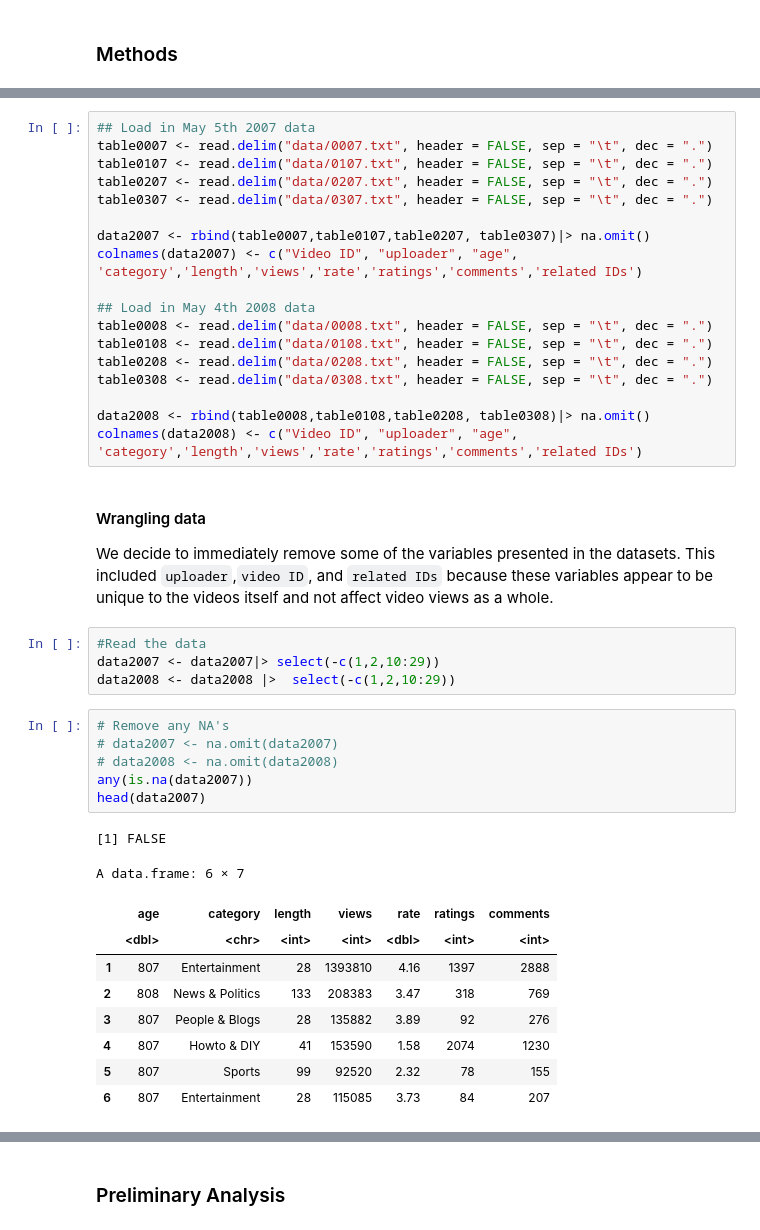
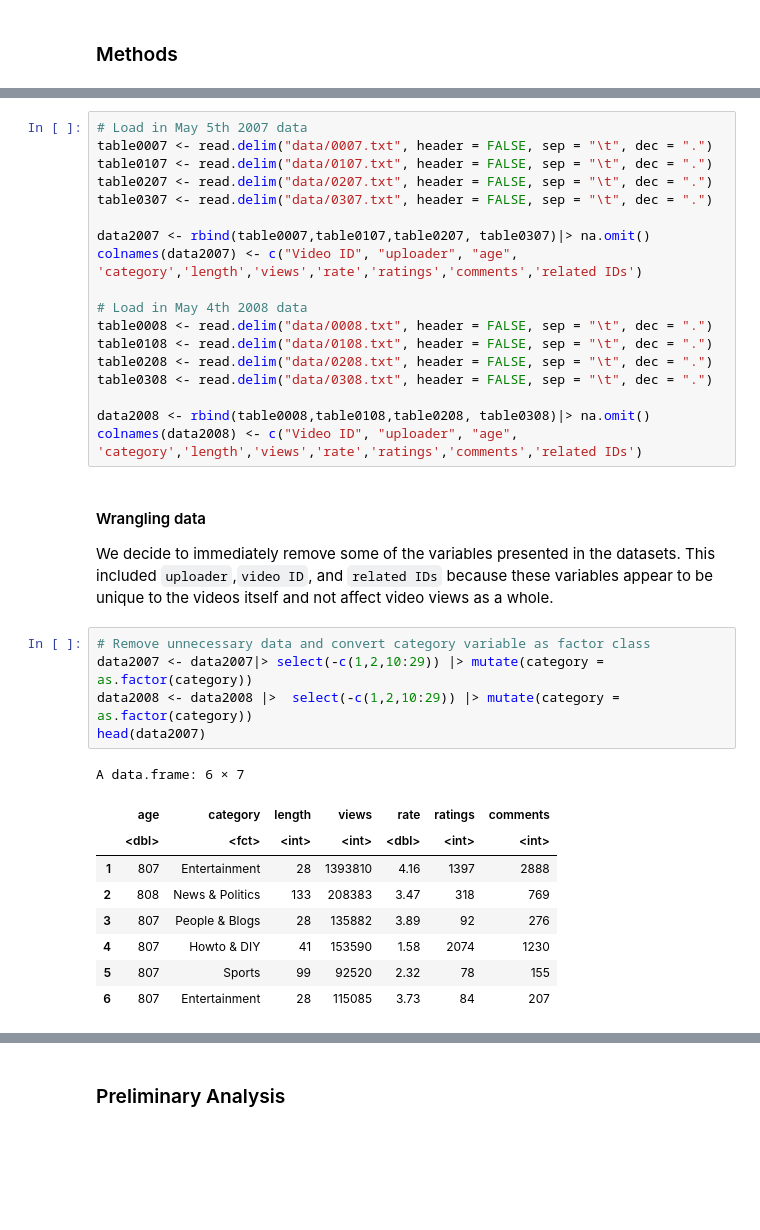
Before and after one commit to DSCI-310-2023/dsci-310-group-13, a Jupyter notebook: analysis.ipynb, the cells around one changed output, grey strips where cells are left out. Cells and saved outputs as stored; diff of their text form; blank space fills up the shorter version.

```diff
--- a/analysis.ipynb
+++ b/analysis.ipynb
@@ -18,5 +44,5 @@ library(car)
 # %%
-## Load in May 5th 2007 data
+# Load in May 5th 2007 data
 table0007 <- read.delim("data/0007.txt", header = FALSE, sep = "\t", dec = ".")
 table0107 <- read.delim("data/0107.txt", header = FALSE, sep = "\t", dec = ".")
 table0207 <- read.delim("data/0207.txt", header = FALSE, sep = "\t", dec = ".")
@@ -25,7 +51,7 @@ table0307 <- read.delim("data/0307.txt", header = FALSE, sep = "\t", dec = ".")
 data2007 <- rbind(table0007,table0107,table0207, table0307)|> na.omit()
 colnames(data2007) <- c("Video ID", "uploader", "age", 'category','length','views','rate','ratings','comments','related IDs')
 
-## Load in May 4th 2008 data
+# Load in May 4th 2008 data
 table0008 <- read.delim("data/0008.txt", header = FALSE, sep = "\t", dec = ".")
 table0108 <- read.delim("data/0108.txt", header = FALSE, sep = "\t", dec = ".")
 table0208 <- read.delim("data/0208.txt", header = FALSE, sep = "\t", dec = ".")
@@ -37,23 +63,17 @@ colnames(data2008) <- c("Video ID", "uploader", "age", 'category','length','view
 #### Wrangling data
 We decide to immediately remove some of the variables presented in the datasets. This included `uploader`,`video ID`, and `related IDs` because these variables appear to be unique to the videos itself and not affect video views as a whole.
 # %%
-#Read the data
-data2007 <- data2007|> select(-c(1,2,10:29))
-data2008 <- data2008 |>  select(-c(1,2,10:29))
+# Remove unnecessary data and convert category variable as factor class
+data2007 <- data2007|> select(-c(1,2,10:29)) |> mutate(category = as.factor(category))
+data2008 <- data2008 |>  select(-c(1,2,10:29)) |> mutate(category = as.factor(category))
+head(data2007)
+# %% [output]
+A data.frame: 6 × 7
+|  | age | category | length | views | rate | ratings | comments |
+|  | <dbl> | <fct> | <int> | <int> | <dbl> | <int> | <int> |
+| 1 | 807 | Entertainment | 28 | 1393810 | 4.16 | 1397 | 2888 |
+| 2 | 808 | News & Politics | 133 | 208383 | 3.47 | 318 | 769 |
+| 3 | 807 | People & Blogs | 28 | 135882 | 3.89 | 92 | 276 |
+| 4 | 807 | Howto & DIY | 41 | 153590 | 1.58 | 2074 | 1230 |
+| 5 | 807 | Sports | 99 | 92520 | 2.32 | 78 | 155 |
+| 6 | 807 | Entertainment | 28 | 115085 | 3.73 | 84 | 207 |
-# %%
-# Remove any NA's
-# data2007 <- na.omit(data2007)
-# data2008 <- na.omit(data2008)
-any(is.na(data2007))
-head(data2007)
-# %% [output]
-[1] FALSE
-A data.frame: 6 × 7
-|  | age | category | length | views | rate | ratings | comments |
-|  | <dbl> | <chr> | <int> | <int> | <dbl> | <int> | <int> |
-| 1 | 807 | Entertainment | 28 | 1393810 | 4.16 | 1397 | 2888 |
-| 2 | 808 | News & Politics | 133 | 208383 | 3.47 | 318 | 769 |
-| 3 | 807 | People & Blogs | 28 | 135882 | 3.89 | 92 | 276 |
-| 4 | 807 | Howto & DIY | 41 | 153590 | 1.58 | 2074 | 1230 |
-| 5 | 807 | Sports | 99 | 92520 | 2.32 | 78 | 155 |
-| 6 | 807 | Entertainment | 28 | 115085 | 3.73 | 84 | 207 |
```
Also changed, not shown: parts of 29 cells of this notebook.
